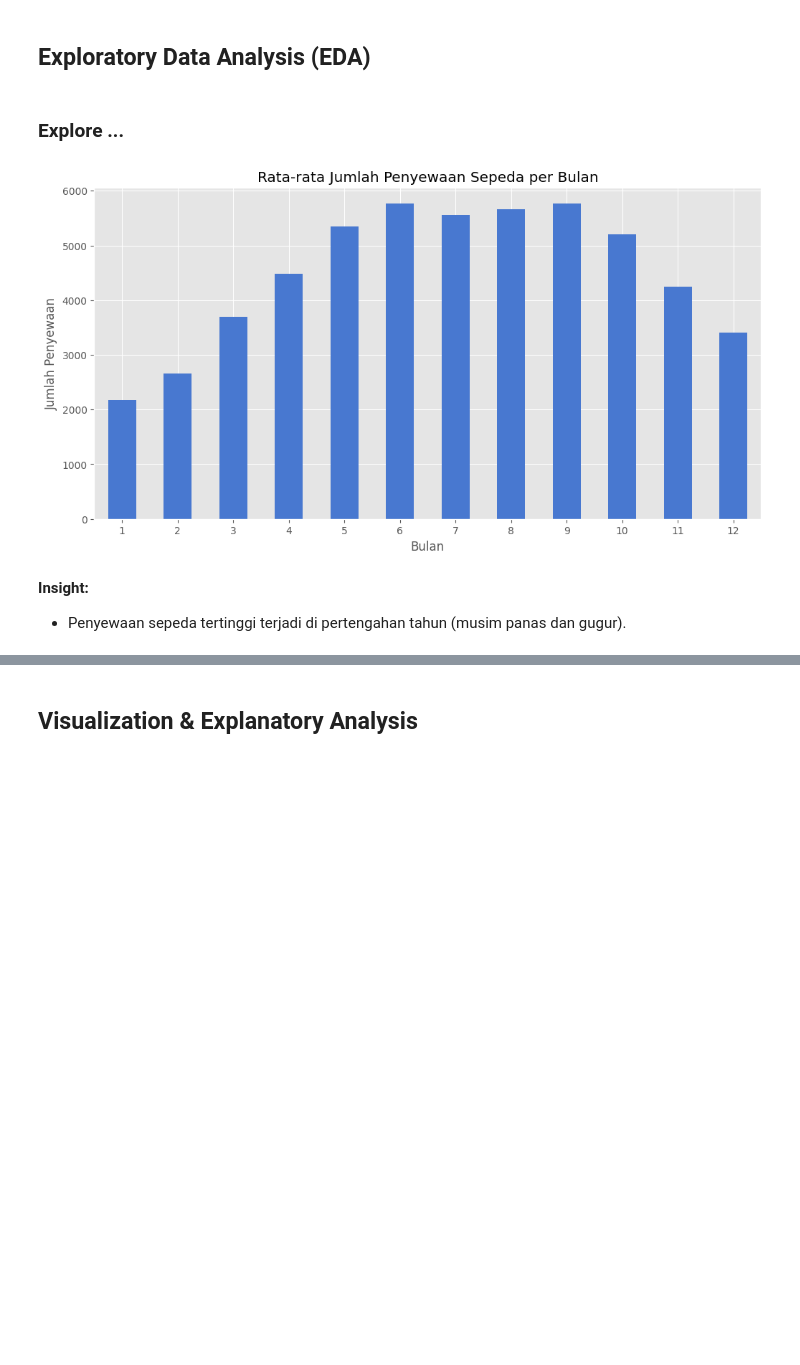
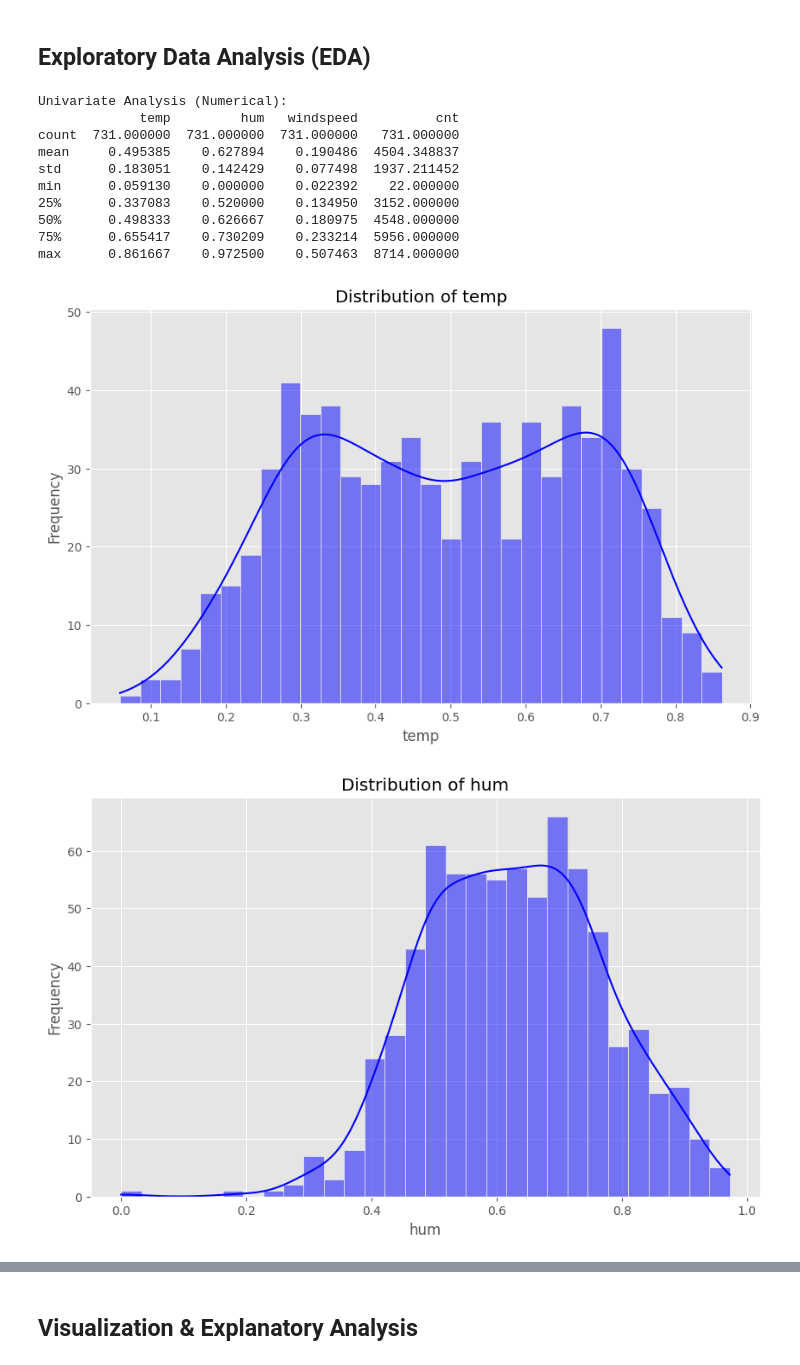
Before and after one commit to undagie/Dicoding-Belajar-Analisis-Data-dengan-Python, a Jupyter notebook: notebook.ipynb, the cells around one changed output, grey strips where cells are left out. Cells and saved outputs as stored; diff of their text form; code cells hidden in the pictures; blank space fills up the shorter version.

```diff
--- a/notebook.ipynb
+++ b/notebook.ipynb
@@ -93,22 +122,22 @@ Statistik Deskriptif:
 ### Assessing Data
 # %%
 # Cek duplikasi data
-print("Jumlah Duplikasi:", df.duplicated().sum())
+print("Jumlah Duplikasi (Day):", df_day.duplicated().sum())
 
 # Cek data null
-print("Jumlah Missing Value:")
-print(df.isnull().sum())
+print("Jumlah Missing Value (Day):")
+print(df_day.isnull().sum())
 
 # Cek tipe data
-print("Tipe Data Kolom:")
-print(df.dtypes)
+print("Tipe Data Kolom (Day):")
+print(df_day.dtypes)
 
-# Deteksi outlier dengan boxplot untuk beberapa atribut penting
+# Deteksi outlier dengan boxplot untuk beberapa atribut penting (Day)
 columns_with_outliers = ['hum', 'windspeed']
 
 for column in columns_with_outliers:
     plt.figure(figsize=(10, 6))
-    sns.boxplot(x=df[column])
+    sns.boxplot(x=df_day[column])
     plt.title(f"Boxplot of '{column}' with Outliers Highlighted")
     plt.xlabel(f"{column} Values")
     plt.show()
@@ -140,8 +169,8 @@ dtype: object
 # %% [markdown]
 ### Cleaning Data
 # %%
-# Menyiapkan kolom yang relevan
-df_clean = df.copy()
+# Menyiapkan kolom yang relevan untuk dataset day
+df_clean = df_day.copy()
 
 # Seleksi kolom yang diperlukan untuk analisis
 selected_columns = ['dteday', 'season', 'yr', 'mnth', 'holiday', 'weekday',
@@ -149,10 +178,7 @@ selected_columns = ['dteday', 'season', 'yr', 'mnth', 'holiday', 'weekday',
                     'casual', 'registered', 'cnt']
 df_clean = df_clean[selected_columns]
 
-# Konversi kolom tanggal ke datetime
-df_clean['dteday'] = pd.to_datetime(df_clean['dteday'])
-
 # Cek hasil
-print("Data Setelah Dibersihkan:")
+print("Data Setelah Dibersihkan (Day):")
 display(df_clean.head())
 # %% [output]
@@ -170,19 +195,29 @@ Data Setelah Dibersihkan:
 # %% [markdown]
 ## Exploratory Data Analysis (EDA)
-# %% [markdown]
-### Explore ...
-# %%
-# Tren jumlah penyewaan per bulan
-plt.figure(figsize=(12, 6))
-monthly_cnt = df_clean.groupby('mnth')['cnt'].mean()
-monthly_cnt.plot(kind='bar')
-plt.title("Rata-rata Jumlah Penyewaan Sepeda per Bulan")
-plt.xlabel("Bulan")
-plt.ylabel("Jumlah Penyewaan")
-plt.xticks(rotation=0)
-plt.show()
-# %% [output]
-[figure, removed]
-# %% [markdown]
-**Insight:**
-- Penyewaan sepeda tertinggi terjadi di pertengahan tahun (musim panas dan gugur).
+# %%
+# EDA Univariate
+print("\nUnivariate Analysis (Numerical):")
+print(df_clean[['temp', 'hum', 'windspeed', 'cnt']].describe())
+
+# Plot distribution of numerical variables
+numerical_columns = ['temp', 'hum', 'windspeed', 'cnt']
+for column in numerical_columns:
+    plt.figure(figsize=(10, 6))
+    sns.histplot(df_clean[column], kde=True, color='blue', bins=30)
+    plt.title(f"Distribution of {column}")
+    plt.xlabel(column)
+    plt.ylabel("Frequency")
+    plt.show()
+# %% [output]
+Univariate Analysis (Numerical):
+             temp         hum   windspeed          cnt
+count  731.000000  731.000000  731.000000   731.000000
+mean     0.495385    0.627894    0.190486  4504.348837
+std      0.183051    0.142429    0.077498  1937.211452
+min      0.059130    0.000000    0.022392    22.000000
+25%      0.337083    0.520000    0.134950  3152.000000
+50%      0.498333    0.626667    0.180975  4548.000000
+75%      0.655417    0.730209    0.233214  5956.000000
+max      0.861667    0.972500    0.507463  8714.000000
+[figure, added]
+[figure, added]
```
Also changed, not shown: parts of 29 cells of this notebook, 3 other files.
